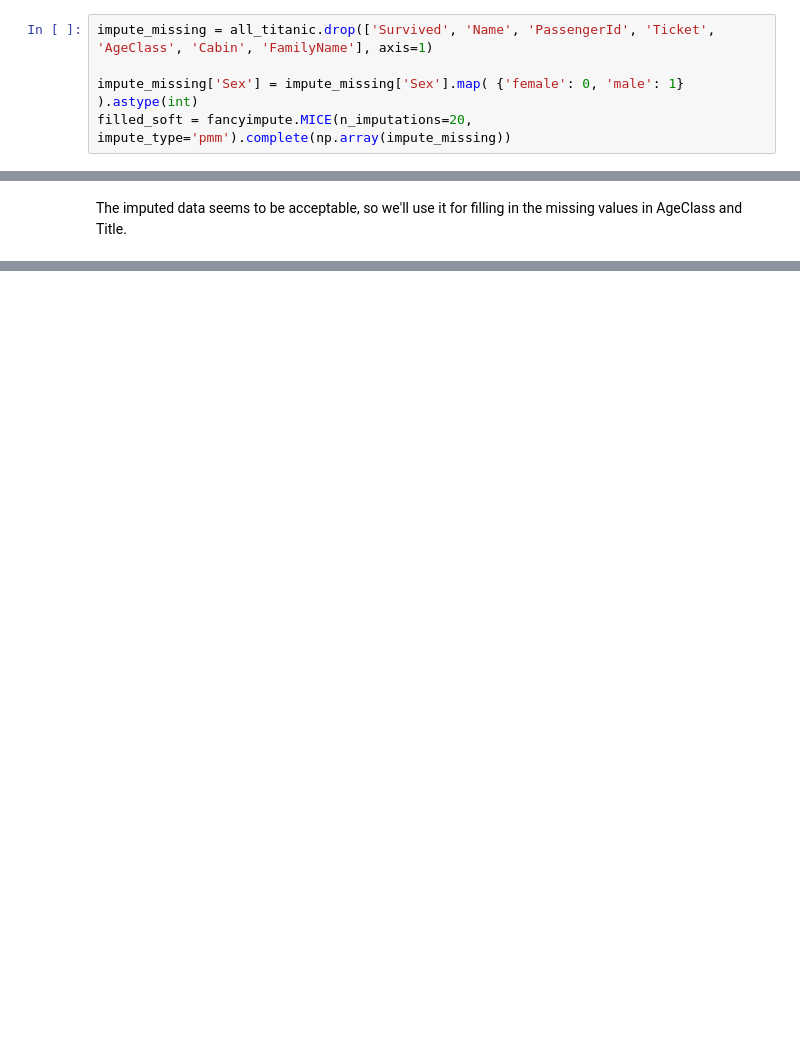
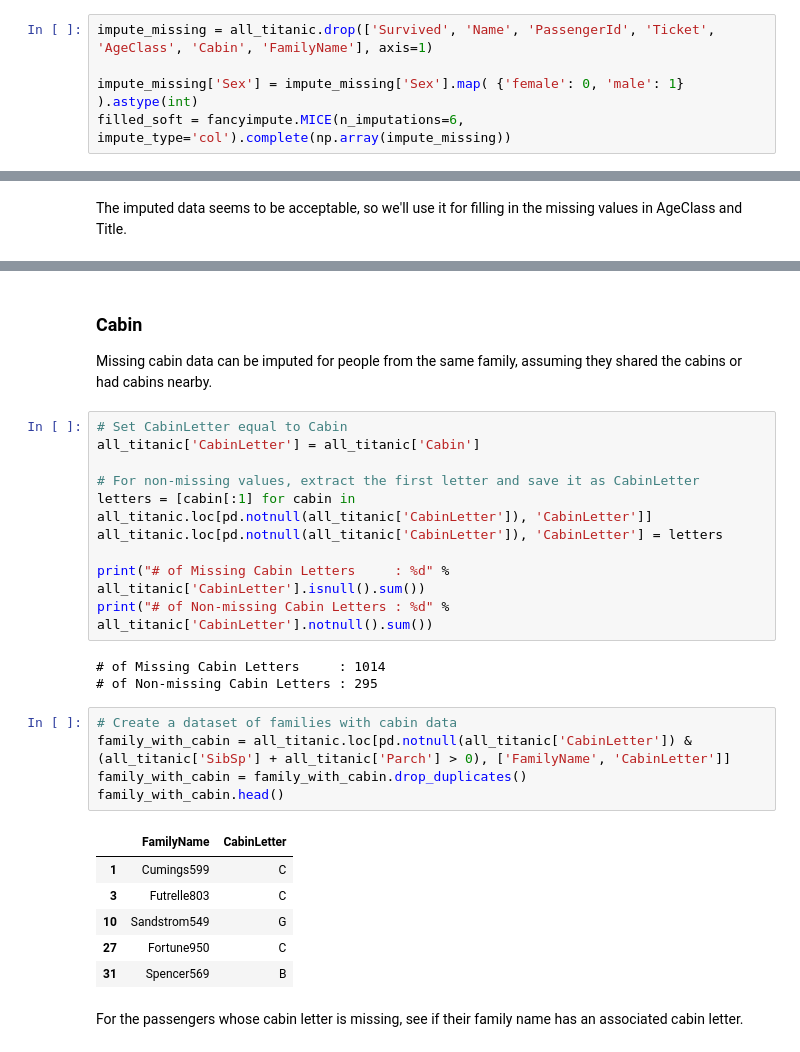
Before and after one commit to hueykwik/titanic, a Jupyter notebook: Lasso and Ridge Implementation in Python.ipynb, the cells around one changed output, grey strips where cells are left out. Cells and saved outputs as stored; diff of their text form; blank space fills up the shorter version.

Commit message:
Matches missing cabin letters with their family's cabin letter, if available.

```diff
--- a/Lasso and Ridge Implementation in Python.ipynb
+++ b/Lasso and Ridge Implementation in Python.ipynb
@@ -372,4 +372,4 @@ pd.crosstab(pd.isnull(all_titanic['Age']), all_titanic.Pclass)
 impute_missing = all_titanic.drop(['Survived', 'Name', 'PassengerId', 'Ticket', 'AgeClass', 'Cabin', 'FamilyName'], axis=1)
 
 impute_missing['Sex'] = impute_missing['Sex'].map( {'female': 0, 'male': 1} ).astype(int)
-filled_soft = fancyimpute.MICE(n_imputations=20, impute_type='pmm').complete(np.array(impute_missing))
+filled_soft = fancyimpute.MICE(n_imputations=6, impute_type='col').complete(np.array(impute_missing))
@@ -414,0 +450,30 @@ all_titanic = all_titanic.drop(['Title'], axis = 1)
+# %% [markdown]
+### Cabin
+Missing cabin data can be imputed for people from the same family, assuming they shared the cabins or had cabins nearby.
+# %%
+# Set CabinLetter equal to Cabin
+all_titanic['CabinLetter'] = all_titanic['Cabin']
+
+# For non-missing values, extract the first letter and save it as CabinLetter
+letters = [cabin[:1] for cabin in all_titanic.loc[pd.notnull(all_titanic['CabinLetter']), 'CabinLetter']]
+all_titanic.loc[pd.notnull(all_titanic['CabinLetter']), 'CabinLetter'] = letters
+
+print("# of Missing Cabin Letters     : %d" % all_titanic['CabinLetter'].isnull().sum())
+print("# of Non-missing Cabin Letters : %d" % all_titanic['CabinLetter'].notnull().sum())
+# %% [output]
+# of Missing Cabin Letters     : 1014
+# of Non-missing Cabin Letters : 295
+# %%
+# Create a dataset of families with cabin data
+family_with_cabin = all_titanic.loc[pd.notnull(all_titanic['CabinLetter']) & (all_titanic['SibSp'] + all_titanic['Parch'] > 0), ['FamilyName', 'CabinLetter']]
+family_with_cabin = family_with_cabin.drop_duplicates()
+family_with_cabin.head()
+# %% [output]
+|  | FamilyName | CabinLetter |
+| 1 | Cumings599 | C |
+| 3 | Futrelle803 | C |
+| 10 | Sandstrom549 | G |
+| 27 | Fortune950 | C |
+| 31 | Spencer569 | B |
+# %% [markdown]
+For the passengers whose cabin letter is missing, see if their family name has an associated cabin letter.
```
Also changed, not shown: parts of 8 cells of this notebook.
